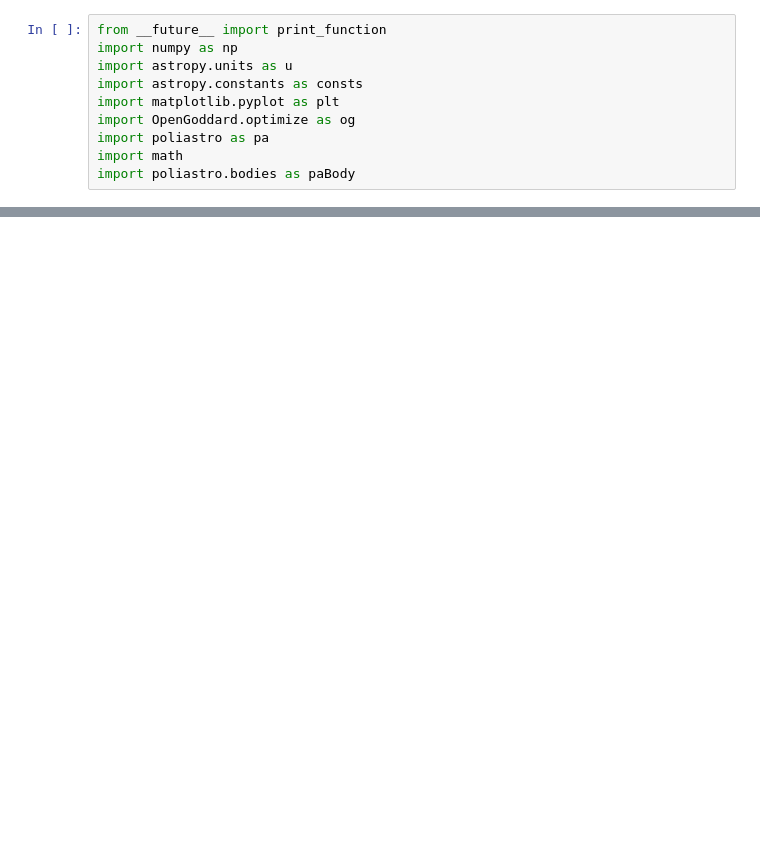
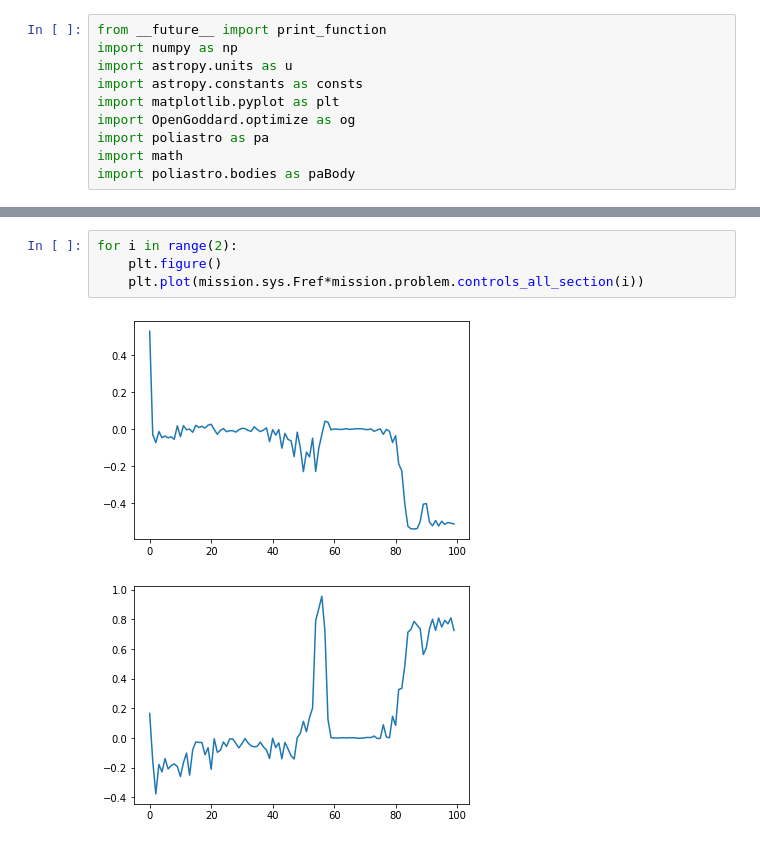
Before and after one commit to dev10110/electricTortoise, a Jupyter notebook: arbitrary_testing/initialClassDefinitionTestBed.ipynb, the cells around one changed output, grey strips where cells are left out. Drawn from its saved outputs; the diff is of its cells as text; blank space fills up the shorter version.

```diff
--- a/arbitrary_testing/initialClassDefinitionTestBed.ipynb
+++ b/arbitrary_testing/initialClassDefinitionTestBed.ipynb
@@ -354,0 +690,7 @@ array([-0., -0., -0., -0., -0., -0., -0., -0., -0., -0., -0., -0., -0.,
+# %%
+for i in range(2):
+    plt.figure()
+    plt.plot(mission.sys.Fref*mission.problem.controls_all_section(i))
+# %% [output]
+[figure, added]
+[figure, added]
```
Also changed, not shown: parts of 32 cells of this notebook.
